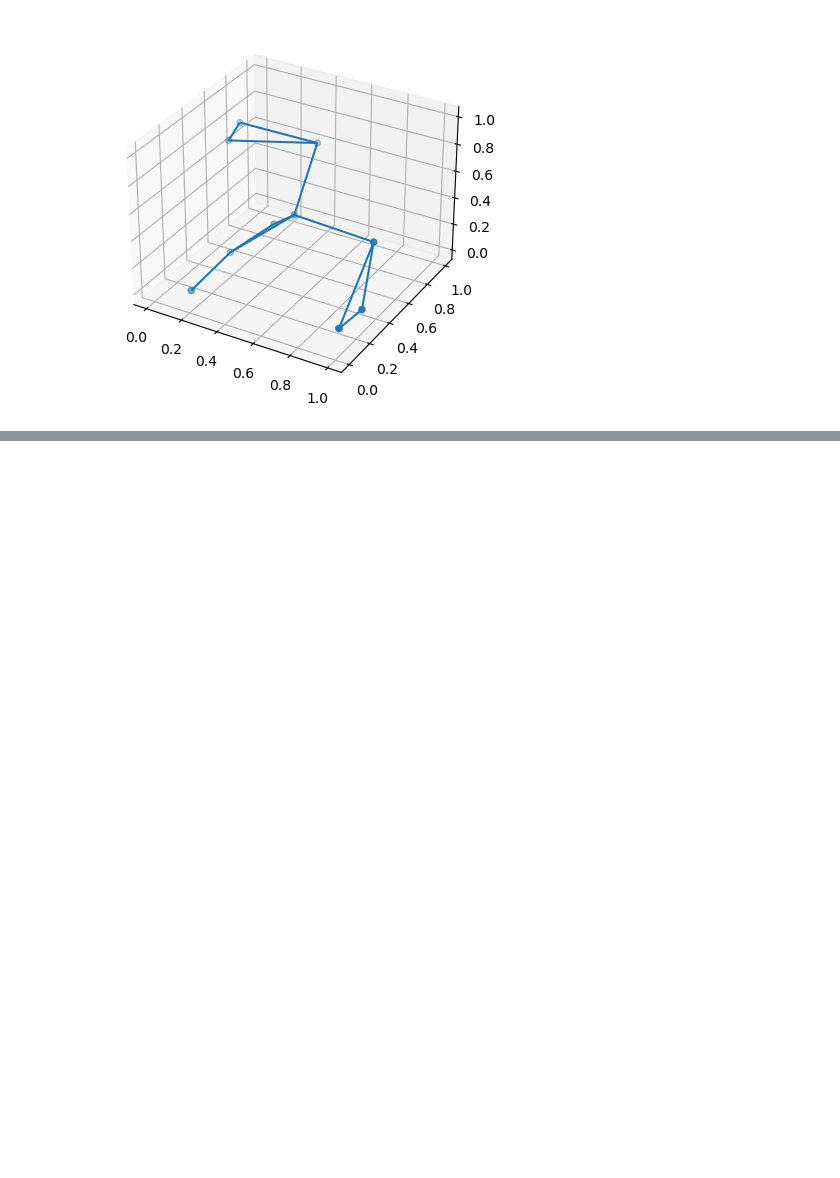
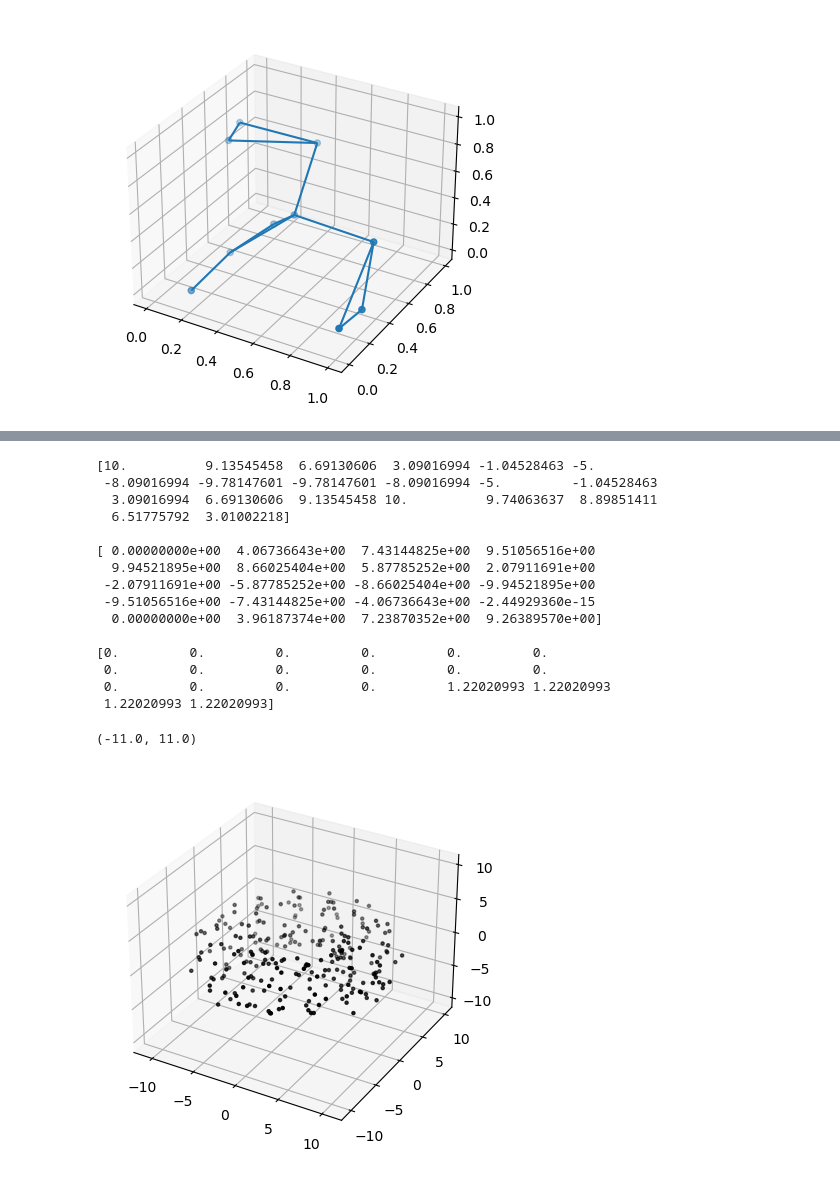
Before and after one commit to Riversjp7/TDA, a Jupyter notebook: TDA.ipynb, the cells around one changed output, grey strips where cells are left out. Cells and saved outputs as stored; diff of their text form; code cells hidden in the pictures; blank space fills up the shorter version.

```diff
--- a/TDA.ipynb
+++ b/TDA.ipynb
@@ -277,0 +343,33 @@ ax1.scatter(r[0],r[1],marker='.',c='black')
+# %%
+
+n=16
+x,y,z=torus(n)
+noise= lambda : met(n**2)
+
+xn=x + noise()
+yn=y + noise()
+zn=z + noise()
+
+print(x[:20],y[:20],z[:20],sep='\n\n')
+fig=plt.figure()
+ax = plt.axes(projection="3d")
+ax.scatter3D(xn,yn,zn,marker='.',color='black')
+ax.set_zlim3d(-11,11)
+# %% [output]
+[10.          9.13545458  6.69130606  3.09016994 -1.04528463 -5.
+ -8.09016994 -9.78147601 -9.78147601 -8.09016994 -5.         -1.04528463
+  3.09016994  6.69130606  9.13545458 10.          9.74063637  8.89851411
+  6.51775792  3.01002218]
+
+[ 0.00000000e+00  4.06736643e+00  7.43144825e+00  9.51056516e+00
+  9.94521895e+00  8.66025404e+00  5.87785252e+00  2.07911691e+00
+ -2.07911691e+00 -5.87785252e+00 -8.66025404e+00 -9.94521895e+00
+ -9.51056516e+00 -7.43144825e+00 -4.06736643e+00 -2.44929360e-15
+  0.00000000e+00  3.96187374e+00  7.23870352e+00  9.26389570e+00]
+
+[0.         0.         0.         0.         0.         0.
+ 0.         0.         0.         0.         0.         0.
+ 0.         0.         0.         0.         1.22020993 1.22020993
+ 1.22020993 1.22020993]
+(-11.0, 11.0)
+[figure, added]
```
Also changed, not shown: parts of 4 cells of this notebook, 2 other files.
